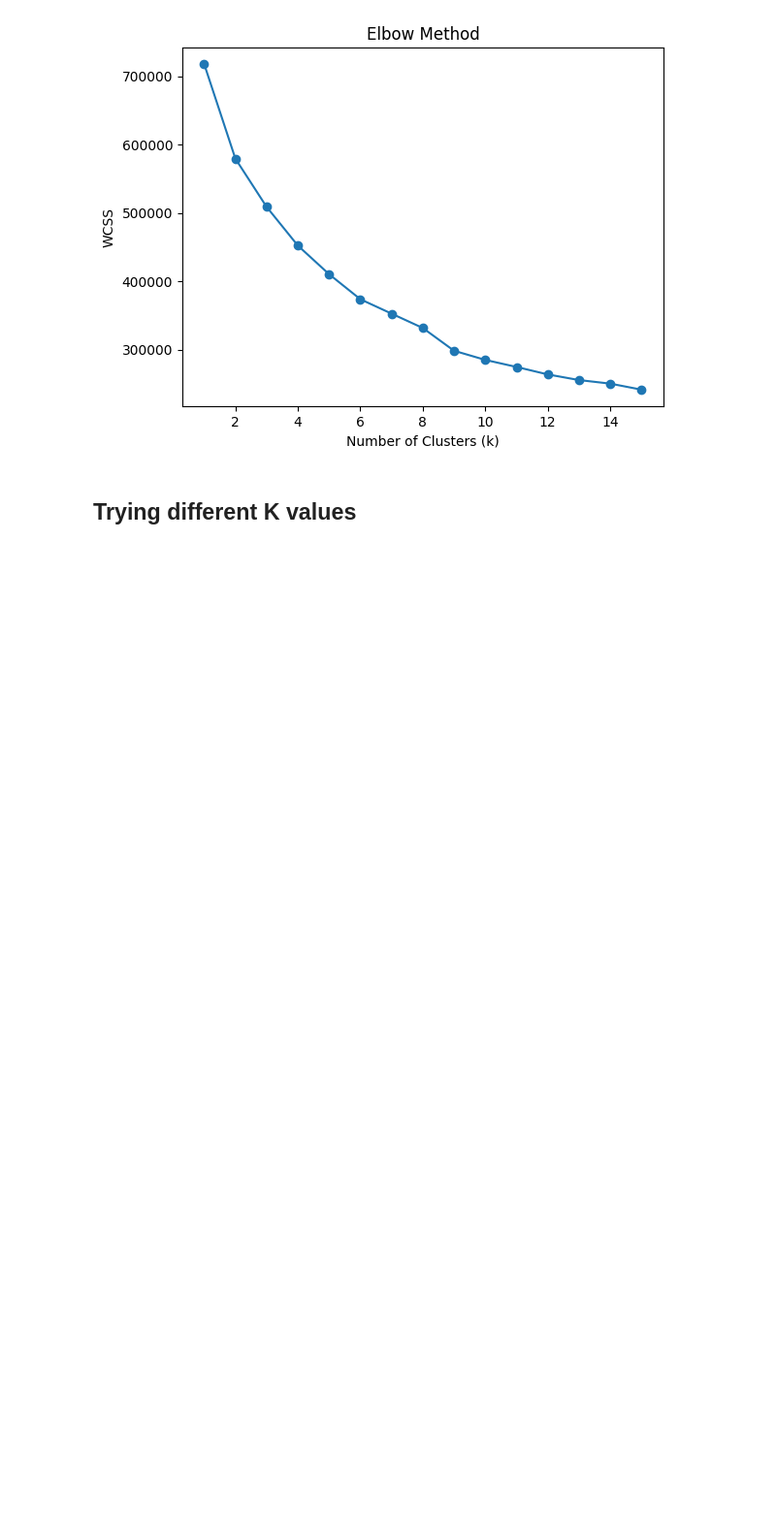
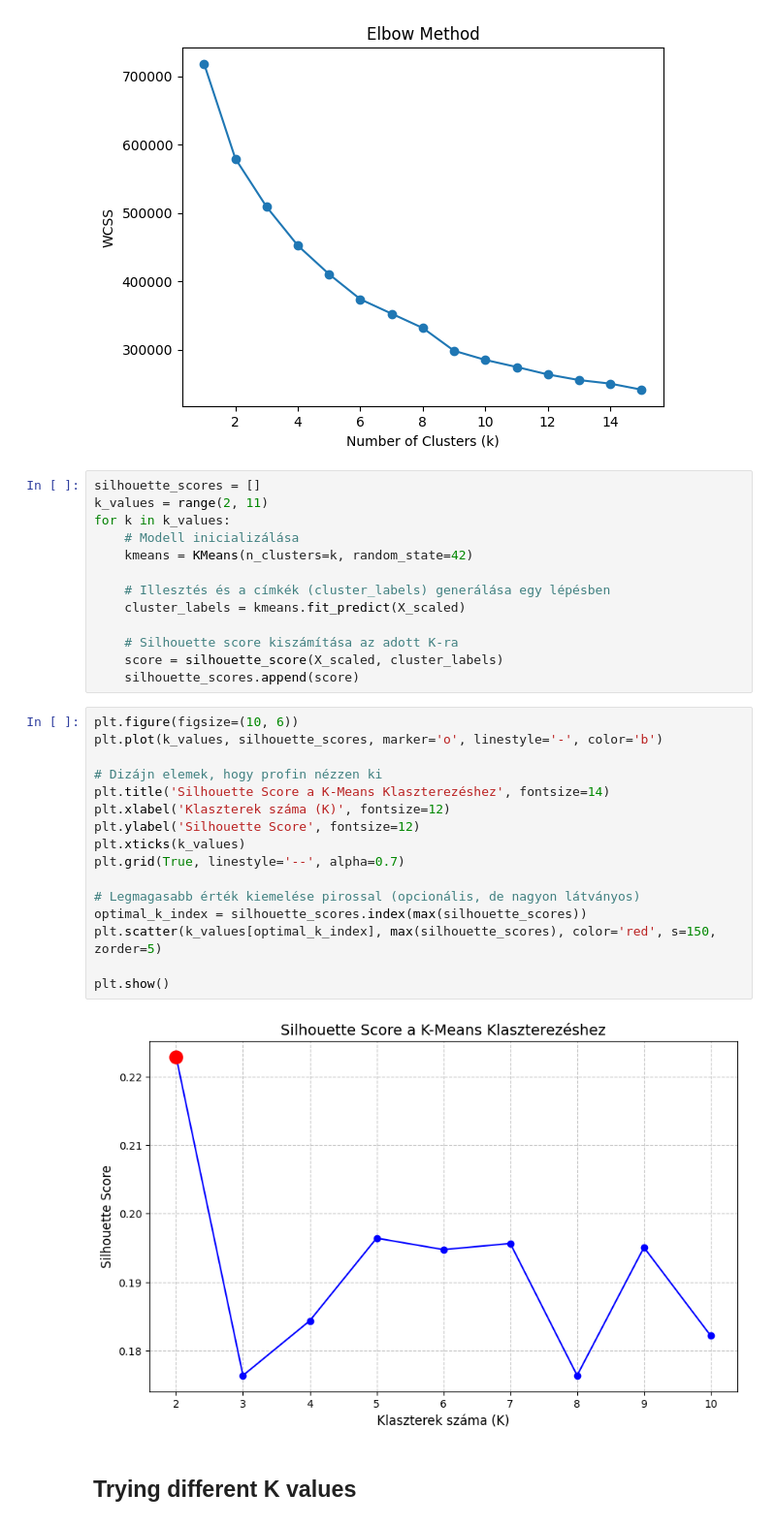
Before and after one commit to Handras18/Music-Data-Analysis, a Jupyter notebook: 04_modeling.ipynb, the cells around one changed output. Shown at 97% size. Cells and saved outputs as stored; diff of their text form; blank space fills up the shorter version.

Commit message:
Add silhouette score and fixing bugs

```diff
--- a/04_modeling.ipynb
+++ b/04_modeling.ipynb
@@ -74,6 +75,37 @@ plt.ylabel('WCSS')
 plt.show()
 # %% [output]
 [figure]
+# %%
+silhouette_scores = []
+k_values = range(2, 11)
+for k in k_values:
+    # Modell inicializálása
+    kmeans = KMeans(n_clusters=k, random_state=42)
+
+    # Illesztés és a címkék (cluster_labels) generálása egy lépésben
+    cluster_labels = kmeans.fit_predict(X_scaled)
+
+    # Silhouette score kiszámítása az adott K-ra
+    score = silhouette_score(X_scaled, cluster_labels)
+    silhouette_scores.append(score)
+# %%
+plt.figure(figsize=(10, 6))
+plt.plot(k_values, silhouette_scores, marker='o', linestyle='-', color='b')
+
+# Dizájn elemek, hogy profin nézzen ki
+plt.title('Silhouette Score a K-Means Klaszterezéshez', fontsize=14)
+plt.xlabel('Klaszterek száma (K)', fontsize=12)
+plt.ylabel('Silhouette Score', fontsize=12)
+plt.xticks(k_values)
+plt.grid(True, linestyle='--', alpha=0.7)
+
+# Legmagasabb érték kiemelése pirossal (opcionális, de nagyon látványos)
+optimal_k_index = silhouette_scores.index(max(silhouette_scores))
+plt.scatter(k_values[optimal_k_index], max(silhouette_scores), color='red', s=150, zorder=5)
+
+plt.show()
+# %% [output]
+[figure, added]
 # %% [markdown]
 ## Trying different K values
 # %%
```
Also changed, not shown: parts of 1 cell of this notebook, 1 other file.
